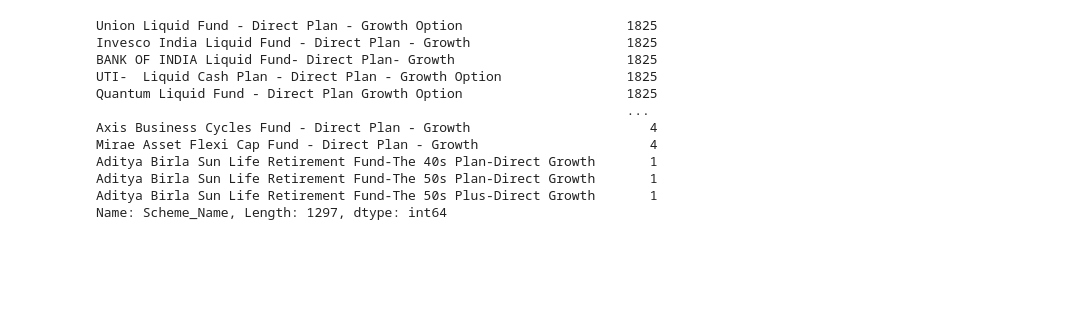
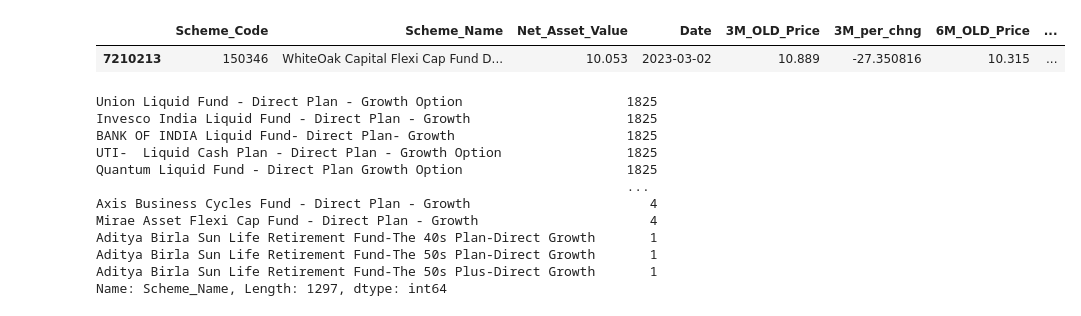
Before and after one commit to d061987/mf_return, a Jupyter notebook: final_mf.ipynb, the cells around one changed output. Drawn from its saved outputs; the diff is of its cells as text; code cells hidden in the pictures; blank space fills up the shorter version.

```diff
--- a/final_mf.ipynb
+++ b/final_mf.ipynb
@@ -22,0 +112,35 @@ dtype: int64
+# %%
+all_fund_ID = mf_growth.loc[(mf_growth['Date']==(pd.Timestamp(max(mf_growth['Date']))))].Scheme_Code.unique()
+# %%
+return_df = pd.DataFrame(columns=[
+    'Scheme_Code', 'Scheme_Name', 'Net_Asset_Value', 'Date', '3M_OLD_Price',
+    '3M_per_chng', '6M_OLD_Price', '6M_per_chng', '1Y_OLD_Price',
+    '1Y_per_chng', '3Y_OLD_Price', '3Y_per_chng', '5Y_OLD_price',
+    '5Y_per_chng'
+])
+# %%
+count = 0
+
+for fund in all_fund_ID:
+    count = count+1
+    union_liquid_mf = mf_growth[mf_growth['Scheme_Code'].str.contains(fund)]
+    print(f'fatching data for {count}: {union_liquid_mf.Scheme_Name.unique()}')
+
+    start_date = pd.Timestamp(max(union_liquid_mf['Date']))
+    end_date = start_date + pd.Timedelta(days=-1825)
+    # print(start_date,end_date)
+    union_mf_5Y = union_liquid_mf.loc[(union_liquid_mf['Date'] <= start_date) & (union_liquid_mf['Date'] >= end_date), :]
+    # print(max(union_liquid_mf['Date']),min(union_liquid_mf['Date']))
+
+    union_mf_5Y.sort_values(['Date'],ascending=[0],inplace=True)
+
+    union_mf_5Y['3M_OLD_Price'] = union_mf_5Y['Net_Asset_Value'].shift(-63)
+    union_mf_5Y['3M_per_chng']=((union_mf_5Y['Net_Asset_Value']/union_mf_5Y['3M_OLD_Price'])**(12/3)-1)*100
+    union_mf_5Y['6M_OLD_Price'] = union_mf_5Y['Net_Asset_Value'].shift(-126)
+    union_mf_5Y['6M_per_chng']=((union_mf_5Y['Net_Asset_Value']/union_mf_5Y['6M_OLD_Price'])**(12/6)-1)*100
+    union_mf_5Y['1Y_OLD_Price'] = union_mf_5Y['Net_Asset_Value'].shift(-252)
+    union_mf_5Y['1Y_per_chng']=((union_mf_5Y['Net_Asset_Value']/union_mf_5Y['1Y_OLD_Price'])**(12/12)-1)*100
+    union_mf_5Y['3Y_OLD_Price'] = union_mf_5Y['Net_Asset_Value'].shift(-756)
+    union_mf_5Y['3Y_per_chng'] = ((union_mf_5Y['Net_Asset_Value']/union_mf_5Y['3Y_OLD_Price'])**(12/36)-1)*100
+    union_mf_5Y['5Y_OLD_price'] = union_mf_5Y['Net_Asset_Value'].shift(-1260)
+    union_mf_5Y['5Y_per_chng'] = ((union_mf_5Y['Net_Asset_Value']/union_mf_5Y['5Y_OLD_price'])**(12/60)-1)*100
@@ -23,3 +165,14 @@ dtype: int64
+# %%
+union_df = union_mf_5Y.iloc[:1]
+    # print(union_df)
+    # break
+# return_df = pd.DataFrame(return_df).append(union_df,ignore_index=True)
+return_df = pd.concat([return_df,union_df])
+# %%
+return_df.head()
+# %% [output]
+|  | Scheme_Code | Scheme_Name | Net_Asset_Value | Date | 3M_OLD_Price | 3M_per_chng | 6M_OLD_Price | ... |
+| 7210213 | 150346 | WhiteOak Capital Flexi Cap Fund D... | 10.053 | 2023-03-02 | 10.889 | -27.350816 | 10.315 | ... |
 # %%
 mf.dropna(axis=0 , inplace=True)
 # %%
```
Also changed, not shown: parts of 16 cells of this notebook, 3 other files.
